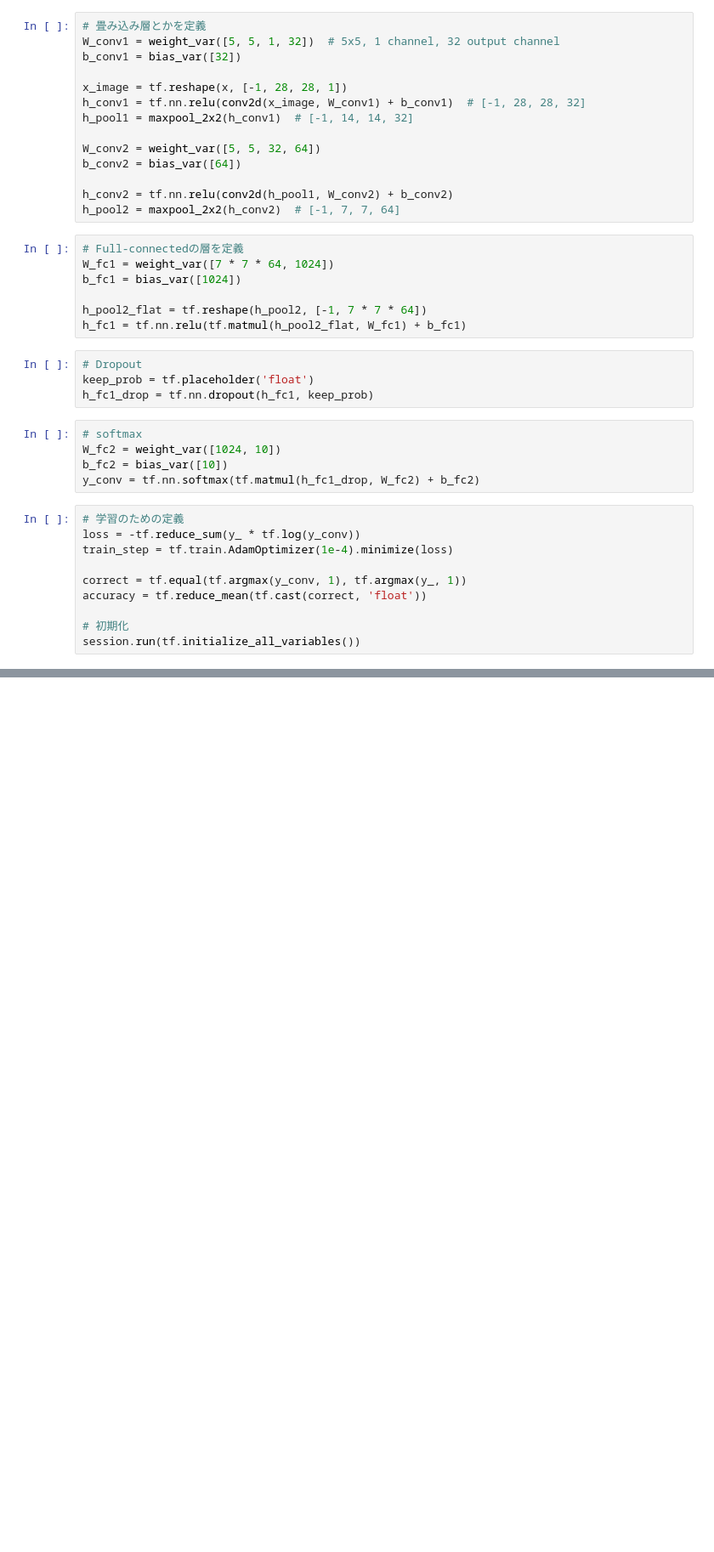
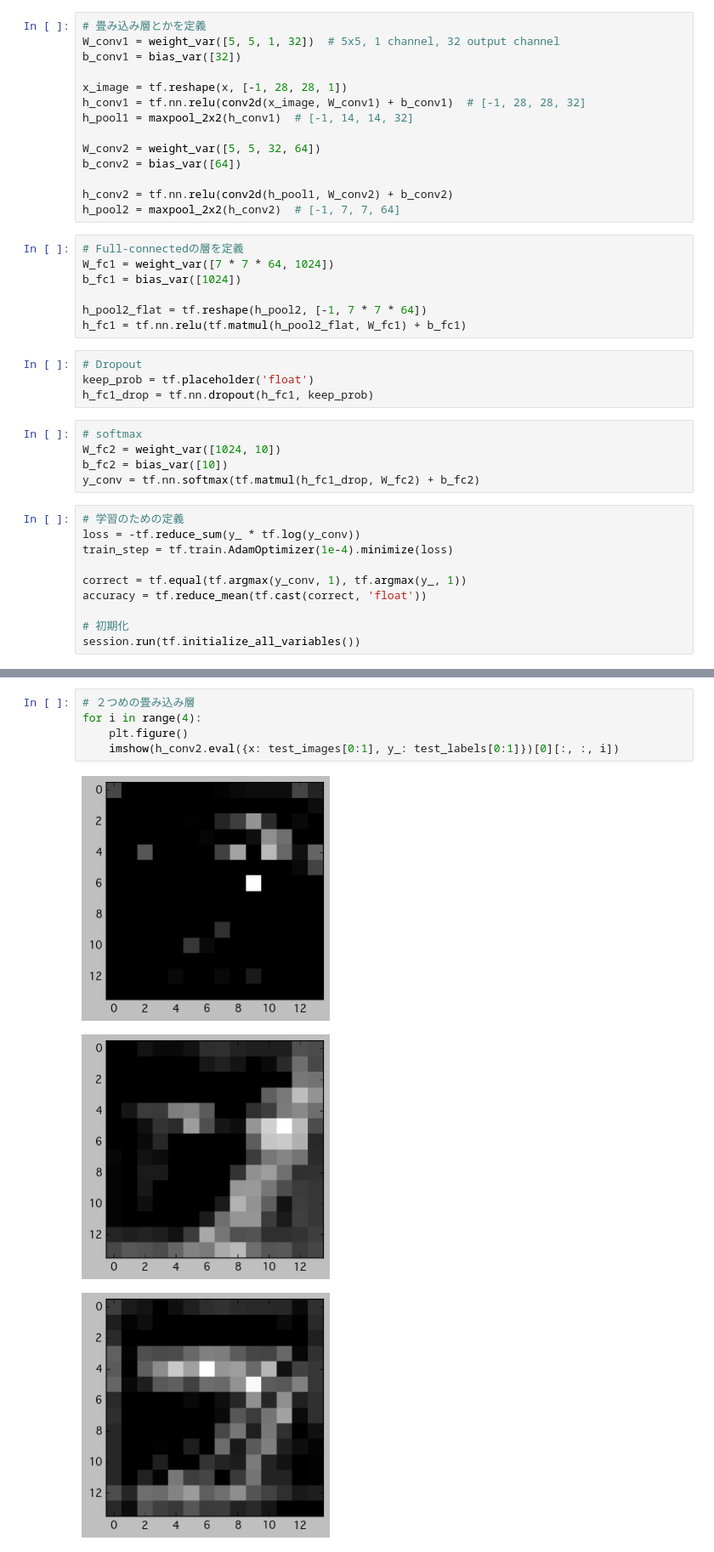
Before and after one commit to yamitzky/tensorflow-tutorial, a Jupyter notebook: 02-mnist-expert/MNIST-expert.ipynb, the cells around one changed output, grey strips where cells are left out. Shown: that part at 85% size. Cells and saved outputs as stored; diff of their text form; blank space fills up the shorter version.

```diff
--- a/02-mnist-expert/MNIST-expert.ipynb
+++ b/02-mnist-expert/MNIST-expert.ipynb
@@ -127,0 +150,9 @@ accuracy: 0.979000
+# %%
+# ２つめの畳み込み層
+for i in range(4):
+    plt.figure()
+    imshow(h_conv2.eval({x: test_images[0:1], y_: test_labels[0:1]})[0][:, :, i])
+# %% [output]
+[figure, added]
+[figure, added]
+[figure, added]
```
Also changed, not shown: parts of 8 cells of this notebook.
